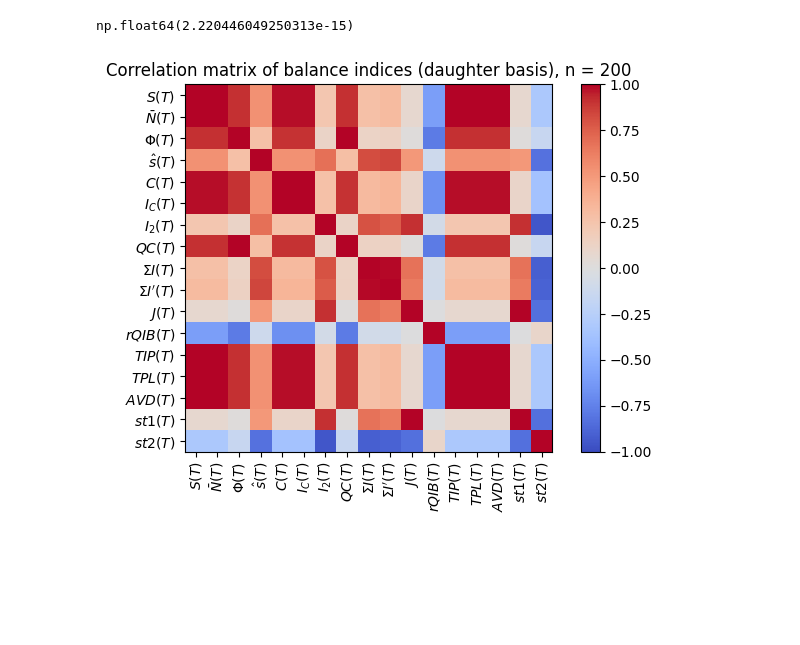
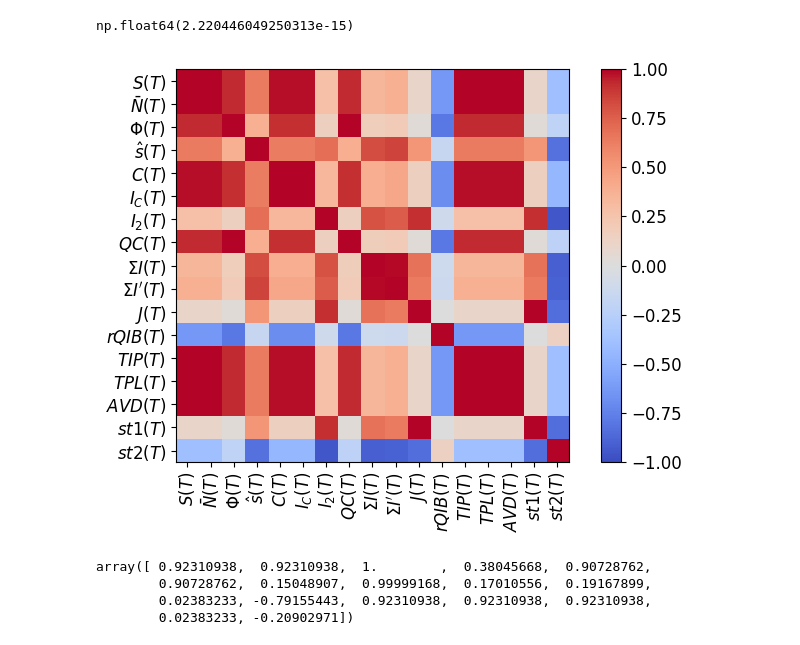
Before and after one commit to dbauman18/phylogenetic_basis_statistics, a Jupyter notebook: notebooks/statisticCorrelations.ipynb, the cells around one changed output. Drawn from its saved outputs; the diff is of its cells as text; code cells hidden in the pictures; blank space fills up the shorter version.

```diff
--- a/notebooks/statisticCorrelations.ipynb
+++ b/notebooks/statisticCorrelations.ipynb
@@ -117,27 +119,36 @@ np.float64(2.220446049250313e-15)
 # %%
 # Now repeat with n large (i.e., n = 200)
 
-n = 200
+n = 100
 daughter_cov = daughter_cov_matrix(n)
 
 # Find the coefficients
 coefficients = BalanceIndexCoefficients(n).get_daughter_coefficients()
 labels, coefficients = zip(*coefficients.items())
 coefficients = np.array(coefficients)
 # The covariance matrix between indices is just the quadratic form of the coefficients multiplied by the covariance matrix
 cov_matrix_basis = coefficients @ daughter_cov @ coefficients.T
 
 # Use cov_matrix_basis to get the correlation matrix
 corr_matrix_basis = cov_matrix_basis / np.sqrt(np.outer(np.diag(cov_matrix_basis), np.diag(cov_matrix_basis)))
 
-# Now we can compare the two correlation matrices
+
+# Plot the correlation matrix
+plt.figure(figsize=(7, 5))
 plt.imshow(corr_matrix_basis, cmap='coolwarm', vmin=-1, vmax=1)
 plt.colorbar()
 plt.xticks(ticks=np.arange(len(labels)), labels=plotting_labels, rotation=90)
 plt.yticks(ticks=np.arange(len(labels)), labels=plotting_labels)
-plt.title('Correlation matrix of balance indices (daughter basis), n = ' + str(n))
+# plt.title('Correlation matrix of balance indices (daughter basis), n = ' + str(n))
 plt.tight_layout()
-plt.savefig(os.path.join(parent_dir, 'plots', 'correlation_matrix_daughter_basis_n200.png'))
+plt.savefig(os.path.join(parent_dir, 'plots', 'correlation_matrix_daughter_basis_n100.png'))
 plt.show()
 # %% [output]
-[figure, old version]
+[figure, new version]
+# %%
+corr_matrix_basis[2,:]
+# %% [output]
+array([ 0.92310938,  0.92310938,  1.        ,  0.38045668,  0.90728762,
+        0.90728762,  0.15048907,  0.99999168,  0.17010556,  0.19167899,
+        0.02383233, -0.79155443,  0.92310938,  0.92310938,  0.92310938,
+        0.02383233, -0.20902971])
```
Also changed, not shown: parts of 4 cells of this notebook, 16 other files.
